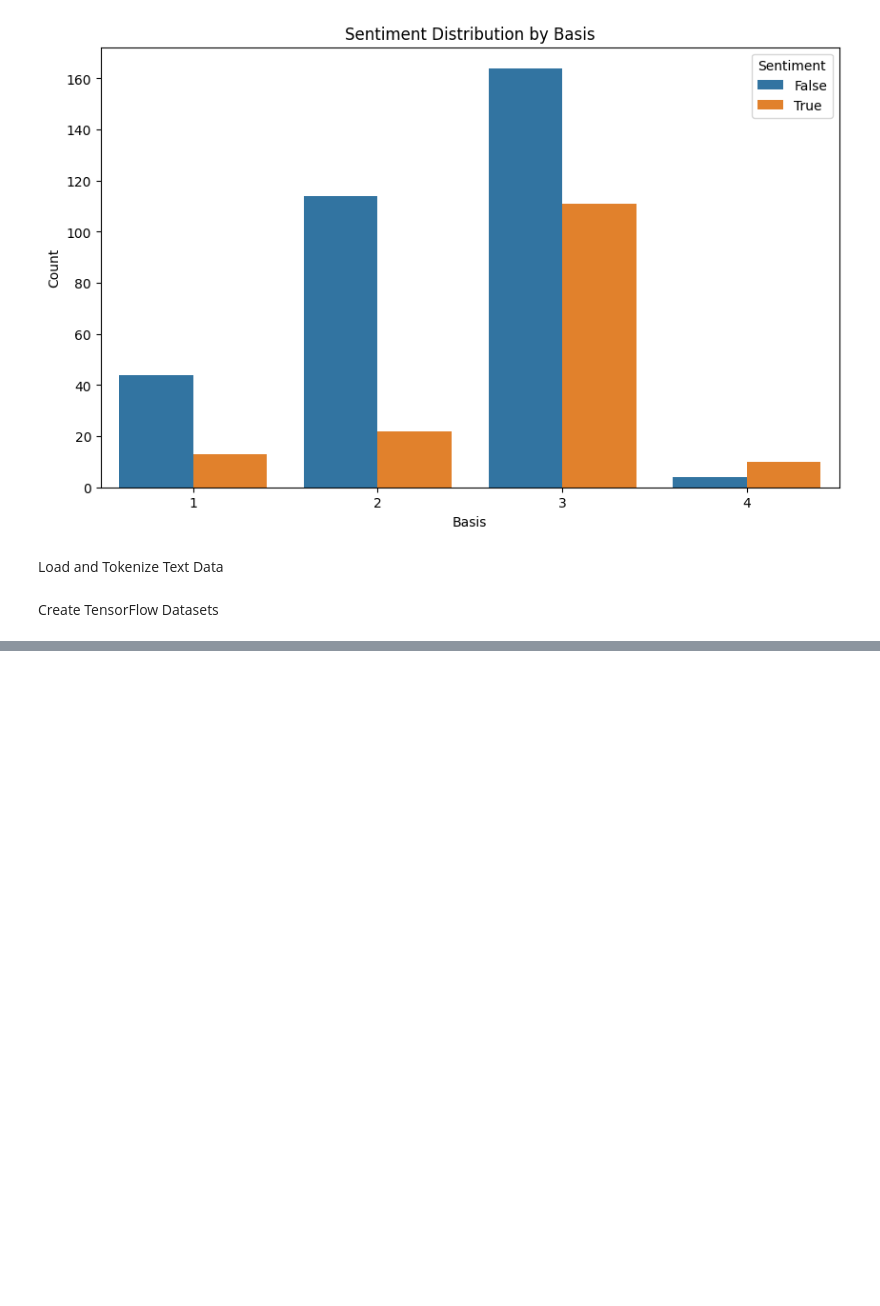
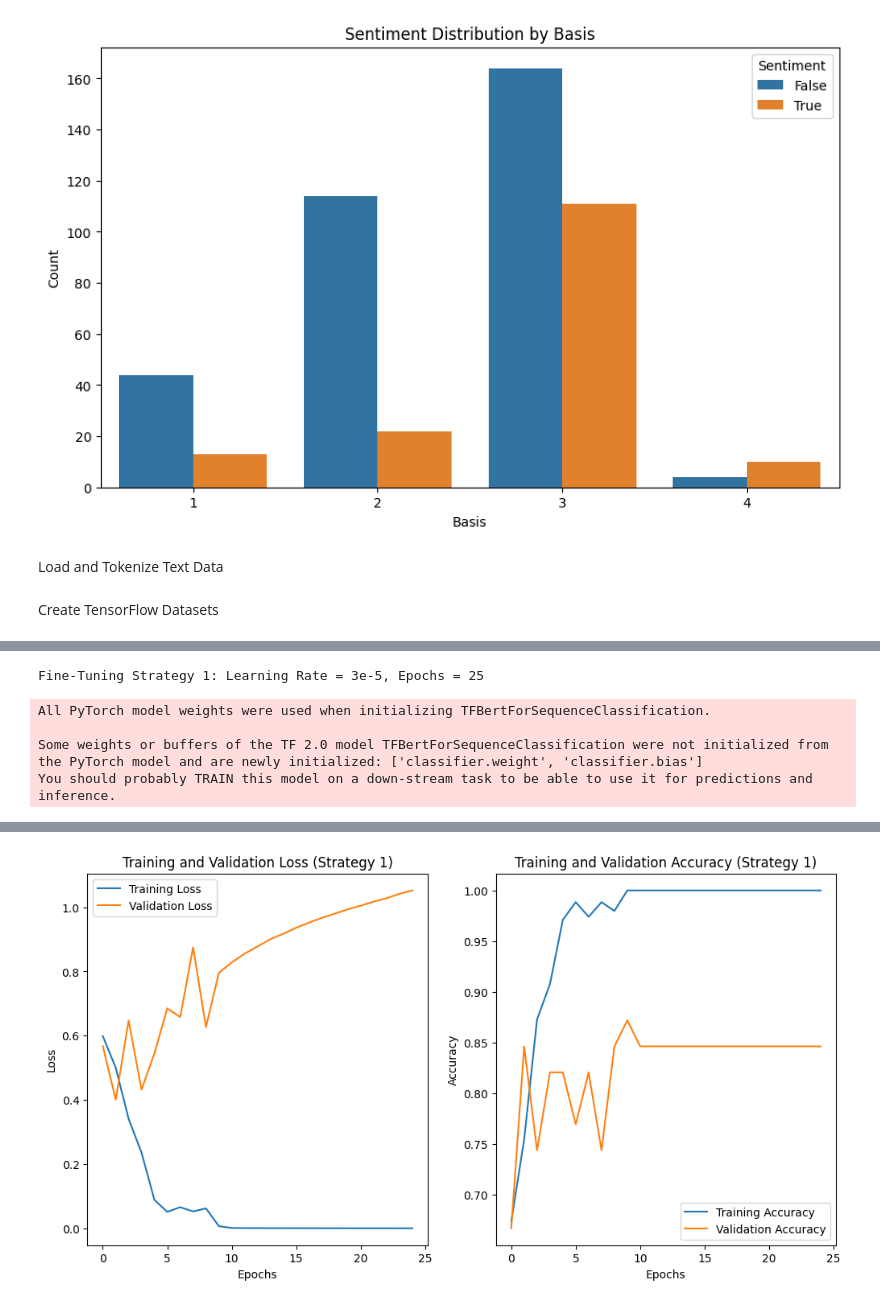
Before and after one commit to varunpothu/Research_Methods_Assignment, a Jupyter notebook: R_M__Assignment_3.ipynb, the cells around one changed output, grey strips where cells are left out. Cells and saved outputs as stored; diff of their text form; code cells hidden in the pictures; blank space fills up the shorter version.

Commit message:
Predictions

```diff
--- a/R_M__Assignment_3.ipynb
+++ b/R_M__Assignment_3.ipynb
@@ -173,16 +186,16 @@ diversity_df_cleaned.head()
 | 4 | 412 | Millennials overtake Baby Boomers... | Millennials have surpassed Baby B... | 2 | https://www.pewresearch.org/fact-... | True |
 # %%
 # First, split into train and test sets
-train_df, test_df = train_test_split(diversity_df, test_size=0.2, random_state=123)
+train_dts, test_dts = train_test_split(diversity_df, test_size=0.2, random_state=123)
 
 
 # Then, split the training set into training and validation sets
-train_df, val_df = train_test_split(train_df, test_size=0.1, random_state=123)
+train_dts, val_dts = train_test_split(train_dts, test_size=0.1, random_state=123)
 
 # Display the sizes of the resulting datasets
-print(f"Training set size: {train_df.shape[0]}")
-print(f"Validation set size: {val_df.shape[0]}")
-print(f"Test set size: {test_df.shape[0]}")
+print(f"Training set size: {train_dts.shape[0]}")
+print(f"Validation set size: {val_dts.shape[0]}")
+print(f"Test set size: {test_dts.shape[0]}")
 # %% [output]
 Training set size: 346
 Validation set size: 39
@@ -298,9 +310,9 @@ def tokenize(texts):
     return tokenizer(texts, padding="max_length", truncation=True, max_length=512, return_tensors="tf")
 
 # Apply tokenization to train, validation, and test sets
-train_inputs = tokenize(train_df['Content'].tolist())
-val_inputs = tokenize(val_df['Content'].tolist())
-test_inputs = tokenize(test_df['Content'].tolist())
+train_inpyuts = tokenize(train_dts['Content'].tolist())
+val_inpyuts = tokenize(val_dts['Content'].tolist())
+test_inpyuts = tokenize(test_dts['Content'].tolist())
 # %% [markdown]
 Create TensorFlow Datasets
 # %%
@@ -440,0 +350,63 @@ weighted avg       0.55      0.58      0.56        97
+# %%
+# Fine-Tuning and Evaluation for Strategy 1: Learning Rate = 3e-5, Epochs = 25
+print("Fine-Tuning Strategy 1: Learning Rate = 3e-5, Epochs = 25")
+
+# Load the BERT model for sequence classification
+myfirstmodel = TFBertForSequenceClassification.from_pretrained("bert-base-uncased", num_labels=2)
+
+# Compile the model with a specific learning rate
+optimizer1 = tensf.keras.optimizers.Adam(learning_rate=3e-5)
+loss = tensf.keras.losses.SparseCategoricalCrossentropy(from_logits=True)
+metrics = [tensf.keras.metrics.SparseCategoricalAccuracy()]
+
+myfirstmodel.compile(optimizer=optimizer1, loss=loss, metrics=metrics)
+
+# Train the model
+history1 = myfirstmodel.fit(
+    train_dtdf,
+    validation_data=val_dtdf,
+    epochs=25
+)
+
+# Evaluate the model on the test dataset
+test_loss1, test_accuracy1 = myfirstmodel.evaluate(test_dtdf)
+print(f"Test Loss: {test_loss1}")
+print(f"Test Accuracy: {test_accuracy1}")
+
+# Predict the classes for the test dataset
+y_pred_probs1 = myfirstmodel.predict(test_dtdf).logits
+y_pred1 = npy.argmax(y_pred_probs1, axis=1)
+
+# True labels
+y_true1 = test_dts['Sentiment'].astype(int).values
+
+# Print the classification report
+print("\nDetailed Classification Report for Strategy 1:")
+print(classification_report(y_true1, y_pred1, target_names=['Negative', 'Positive']))
+
+# Plotting the training and validation loss
+plots.figure(figsize=(12, 6))
+plots.subplot(1, 2, 1)
+plots.plot(history1.history['loss'], label='Training Loss')
+plots.plot(history1.history['val_loss'], label='Validation Loss')
+plots.title('Training and Validation Loss (Strategy 1)')
+plots.xlabel('Epochs')
+plots.ylabel('Loss')
+plots.legend()
+
+# Plotting the training and validation accuracy
+plots.subplot(1, 2, 2)
+plots.plot(history1.history['sparse_categorical_accuracy'], label='Training Accuracy')
+plots.plot(history1.history['val_sparse_categorical_accuracy'], label='Validation Accuracy')
+plots.title('Training and Validation Accuracy (Strategy 1)')
+plots.xlabel('Epochs')
+plots.ylabel('Accuracy')
+plots.legend()
+
+plots.show()
+# %% [output]
+Fine-Tuning Strategy 1: Learning Rate = 3e-5, Epochs = 25
+All PyTorch model weights were used when initializing TFBertForSequenceClassification.
+
+Some weights or buffers of the TF 2.0 model TFBertForSequenceClassification were not initialized from the PyTorch model and are newly initialized: ['classifier.weight', 'classifier.bias']
+You should probably TRAIN this model on a down-stream task to be able to use it for predictions and inference.
@@ -440,0 +430 @@ weighted avg       0.55      0.58      0.56        97
+[figure, added]
```
Also changed, not shown: parts of 29 cells of this notebook.
